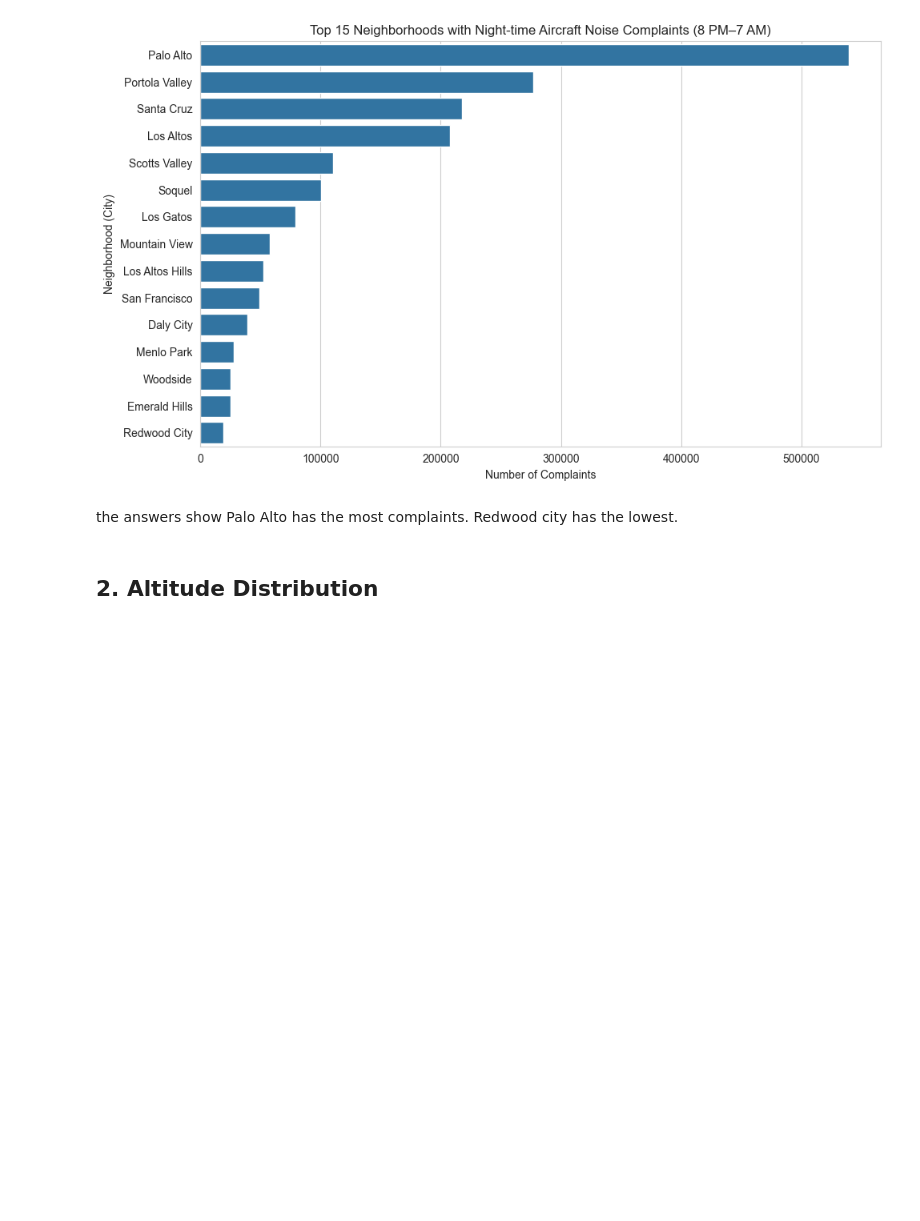
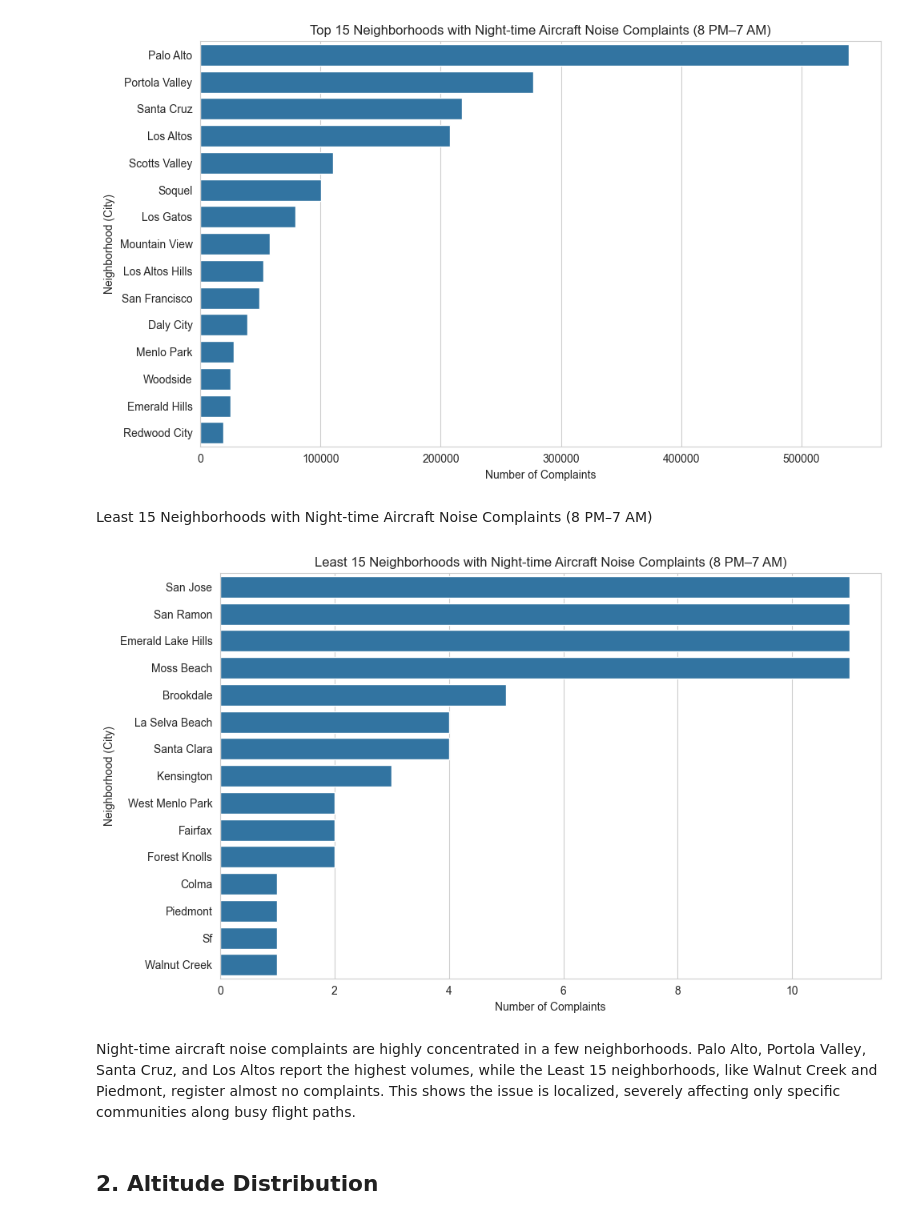
Before and after one commit to porhay007/SFO-Aircraft-Noise-Analysis---Group-Project-Data-5100, a Jupyter notebook: Code/SFO_aircraft_noisecomplaints.ipynb, the cells around one changed output. Drawn from its saved outputs; the diff is of its cells as text; code cells hidden in the pictures; blank space fills up the shorter version.

```diff
--- a/Code/SFO_aircraft_noisecomplaints.ipynb
+++ b/Code/SFO_aircraft_noisecomplaints.ipynb
@@ -276,8 +276,27 @@ plt.tight_layout()
 plt.show()
 # %% [output]
 [figure]
+# %% [markdown]
+Least 15 Neighborhoods with Night-time Aircraft Noise Complaints (8 PM–7 AM)
+# %%
+plt.figure(figsize=(10, 6))
+
+sns.barplot(
+    data=complaints_by_city.tail(15),
+    x="complaint_count",
+    y="reporter_city",
+    orient="h"
+)
+
+plt.title("Least 15 Neighborhoods with Night-time Aircraft Noise Complaints (8 PM–7 AM)")
+plt.xlabel("Number of Complaints")
+plt.ylabel("Neighborhood (City)")
+plt.tight_layout()
+plt.show()
+# %% [output]
+[figure, added]
 # %% [markdown]
-the answers show Palo Alto has the most complaints. Redwood city has the lowest.
+Night-time aircraft noise complaints are highly concentrated in a few neighborhoods. Palo Alto, Portola Valley, Santa Cruz, and Los Altos report the highest volumes, while the Least 15 neighborhoods, like Walnut Creek and Piedmont, register almost no complaints. This shows the issue is localized, severely affecting only specific communities along busy flight paths.
 # %% [markdown]
 ## 2. Altitude Distribution
 # %% [markdown]
```
Also changed, not shown: parts of 3 cells of this notebook, 2 other files.
